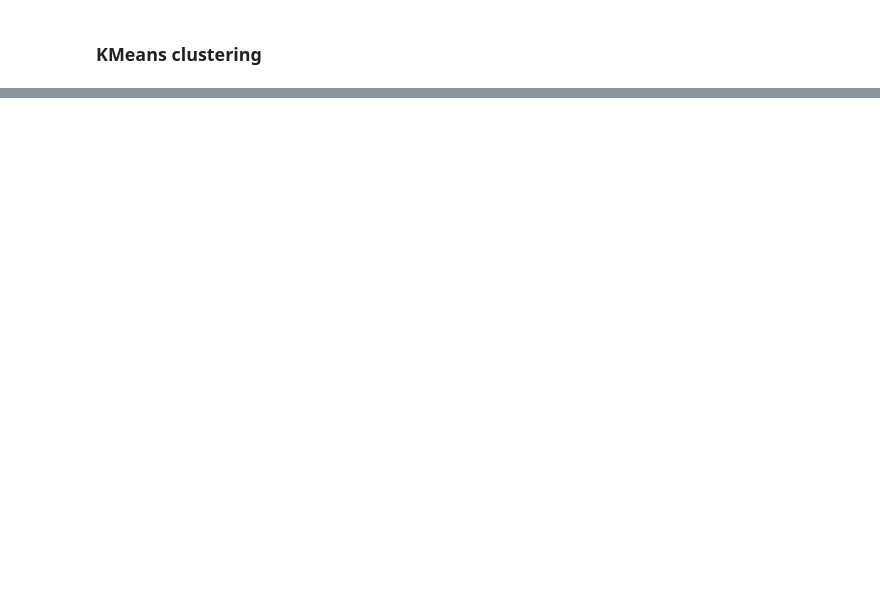
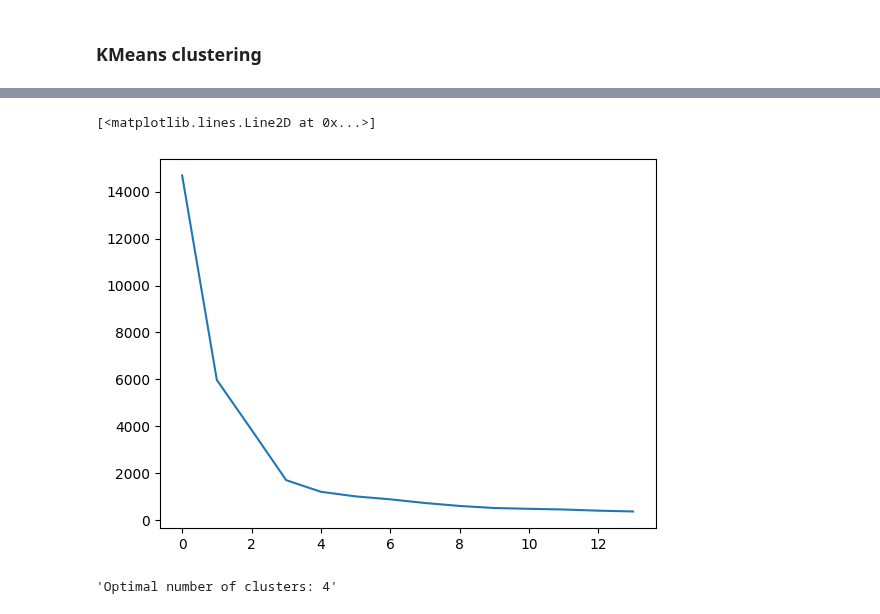
Before and after one commit to DeepLabCutAIResidency/DLC_AI2024, a Jupyter notebook: analysis_pipeline/kmeans_demo_pose_pov.ipynb, the cells around one changed output, grey strips where cells are left out. Drawn from its saved outputs; the diff is of its cells as text; code cells hidden in the pictures; blank space fills up the shorter version.

```diff
--- a/analysis_pipeline/kmeans_demo_pose_pov.ipynb
+++ b/analysis_pipeline/kmeans_demo_pose_pov.ipynb
@@ -138,0 +187,19 @@ predicted_clusters
+# %%
+sse = [] # sum of squared error within clusters
+for k in range(1, 15):
+    kmeans = KMeans(init="random", n_clusters=k, n_init=10, max_iter=50, random_state=42)
+    # run Kmeans algo
+    kmeans.fit(p_comp_3d)
+    sse.append(kmeans.inertia_)
+# %%
+plt.plot(sse)
+# %% [output]
+[<matplotlib.lines.Line2D at 0x...>]
+[figure, added]
+# %%
+from kneed import KneeLocator
+
+opt_clusters = KneeLocator(range(1,15), sse, curve="convex", direction="decreasing")
+f"Optimal number of clusters: {opt_clusters.knee}"
+# %% [output]
+'Optimal number of clusters: 4'
```
Also changed, not shown: parts of 23 cells of this notebook.
